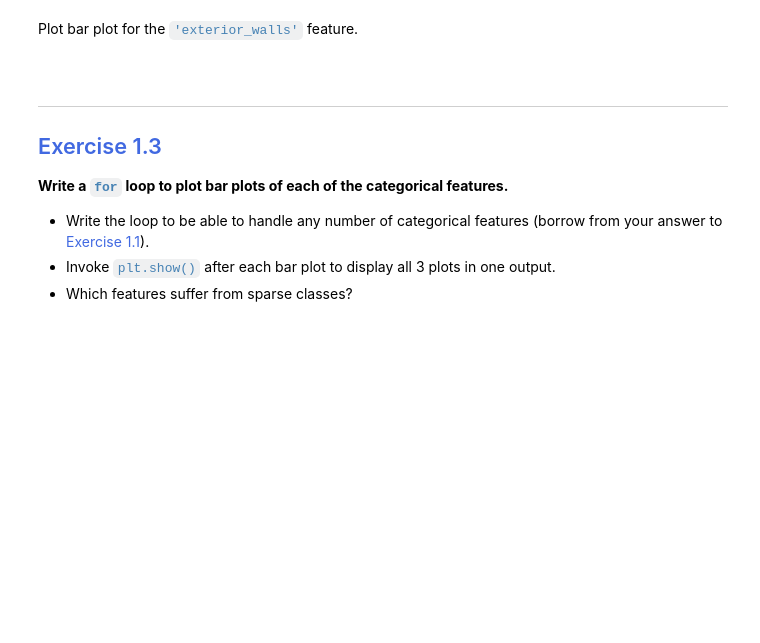
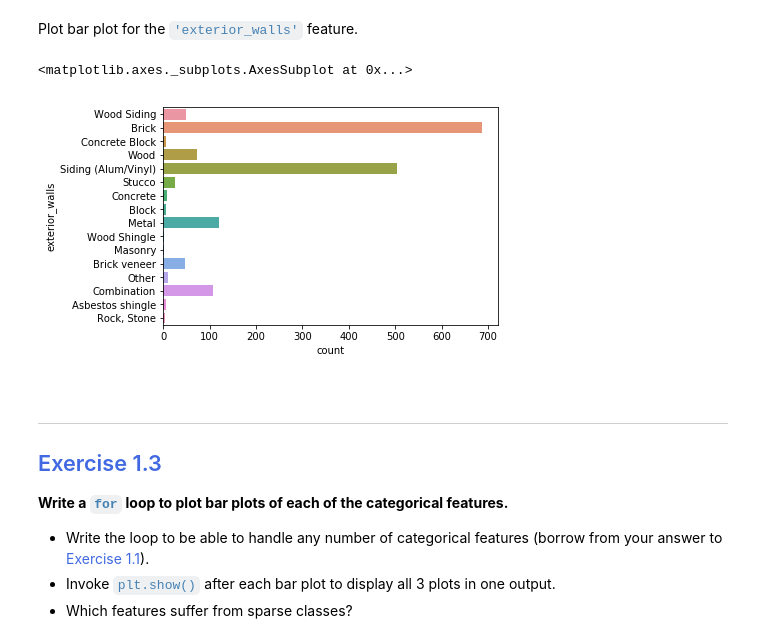
Before and after one commit to clevyclev/Data-Science-Projects, a Jupyter notebook: Regression - Real Estate Tycoon/Module 1 - Exploratory Analysis.ipynb, the cells around one changed output. Cells and saved outputs as stored; diff of their text form; code cells hidden in the pictures; blank space fills up the shorter version.

Commit message:
Performed more data exploration

```diff
--- a/Regression - Real Estate Tycoon/Module 1 - Exploratory Analysis.ipynb
+++ b/Regression - Real Estate Tycoon/Module 1 - Exploratory Analysis.ipynb
@@ -248,6 +269,10 @@ Display summary statistics for categorical features.
 Plot bar plot for the <code style="color:steelblue">'exterior_walls'</code> feature.
 # %%
 # Bar plot for 'exterior_walls'
+sns.countplot(y='exterior_walls', data=df)
+# %% [output]
+<matplotlib.axes._subplots.AxesSubplot at 0x...>
+[figure, added]
 # %% [markdown]
 <br><hr style="border-color:royalblue;background-color:royalblue;height:1px;">
 ## <span style="color:RoyalBlue">Exercise 1.3</span>
```
Also changed, not shown: parts of 9 cells of this notebook.
